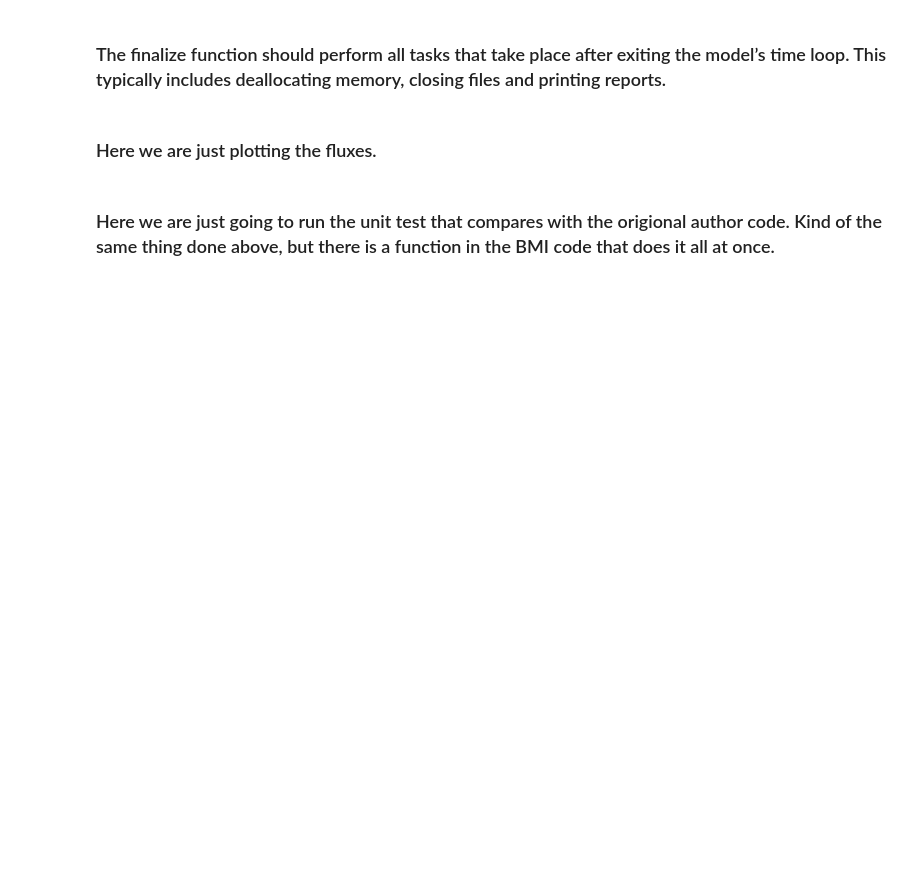
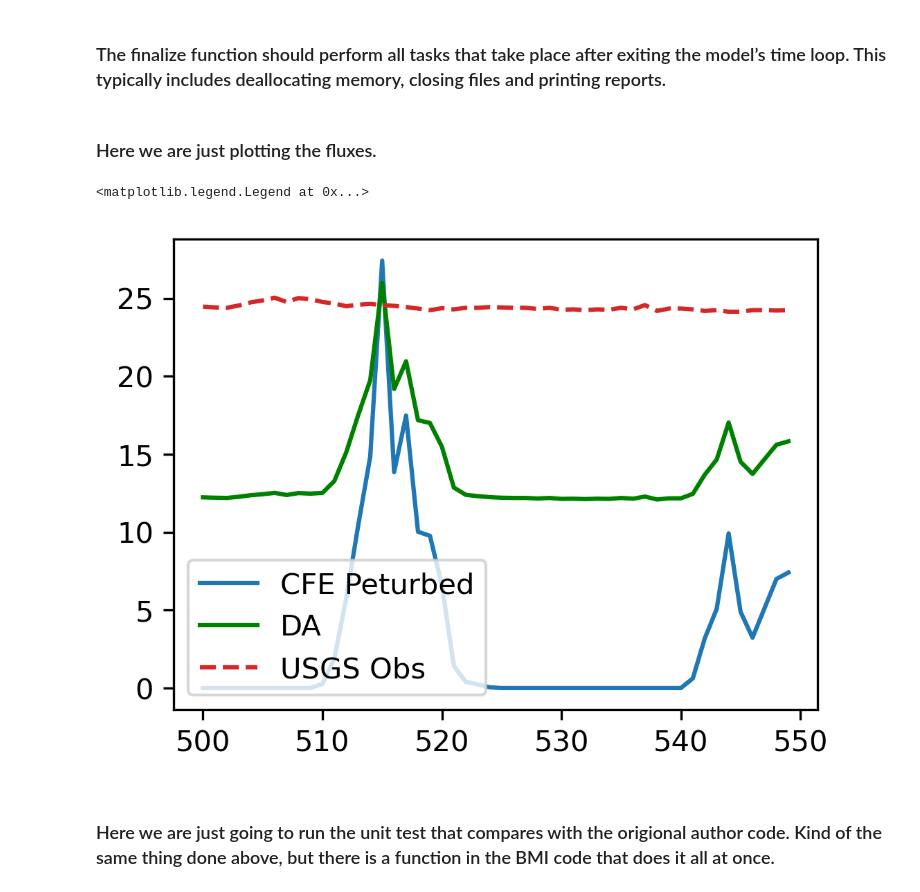
Before and after one commit to zbutler33/NextGen---The-Simulators-, a Jupyter notebook: Toy_Model/Toymodel_CFE.ipynb, the cells around one changed output. Drawn from its saved outputs; the diff is of its cells as text; code cells hidden in the pictures; blank space fills up the shorter version.

```diff
--- a/Toy_Model/Toymodel_CFE.ipynb
+++ b/Toy_Model/Toymodel_CFE.ipynb
@@ -215,7 +218,7 @@ for i, precip in enumerate(df_forcing['APCP_surface']): #i is
     sim.append(outflow_peturb_std)
 
     # Assimilation
-    cfe_assimilation.set_value('obs', obs) #need these to represent pdf of flows
+    cfe_assimilation.set_value('obs', obs[i]*10) #need these to represent pdf of flows
     cfe_assimilation.set_value('sim', outflow_peturb_std)
     cfe_assimilation.update()
 
@@ -249,15 +255,18 @@ cfe_instance_peturb.finalize(print_mass_balance=False)
 # %%
 istart_plot=500
 iend_plot=550
 x = list(range(istart_plot, iend_plot))
 
 fig = plt.figure(figsize = (4,3), dpi=300)
 #plt.plot(x, outflow['land_surface_water__runoff_volume_flux'][istart_plot:iend_plot], color = 'tab:blue')
 #plt.plot(x, cfe_output_lists_peturb['land_surface_water__runoff_volume_flux'][istart_plot:iend_plot], color = 'tab:red', linestyle='dashed')
 
-#plt.plot(x, sim[istart_plot:iend_plot], color = 'tab:blue', label = 'CFE Peturbed')
-#plt.plot(x, assimilation[istart_plot:iend_plot], color = 'green', label = 'DA')
-plt.plot(obs, color = 'tab:red', linestyle='dashed', label = 'USGS Obs')
+plt.plot(x, sim[istart_plot:iend_plot], color = 'tab:blue', label = 'CFE Peturbed')
+plt.plot(x, assimilation[istart_plot:iend_plot], color = 'green', label = 'DA')
+plt.plot(x, obs[istart_plot:iend_plot]*10, color = 'tab:red', linestyle='dashed', label = 'USGS Obs')
 plt.legend()
+# %% [output]
+<matplotlib.legend.Legend at 0x...>
+[figure, added]
 # %% [markdown]
 ### Here we are just going to run the unit test that compares with the origional author code. Kind of the same thing done above, but there is a function in the BMI code that does it all at once.
```
Also changed, not shown: parts of 5 cells of this notebook.
